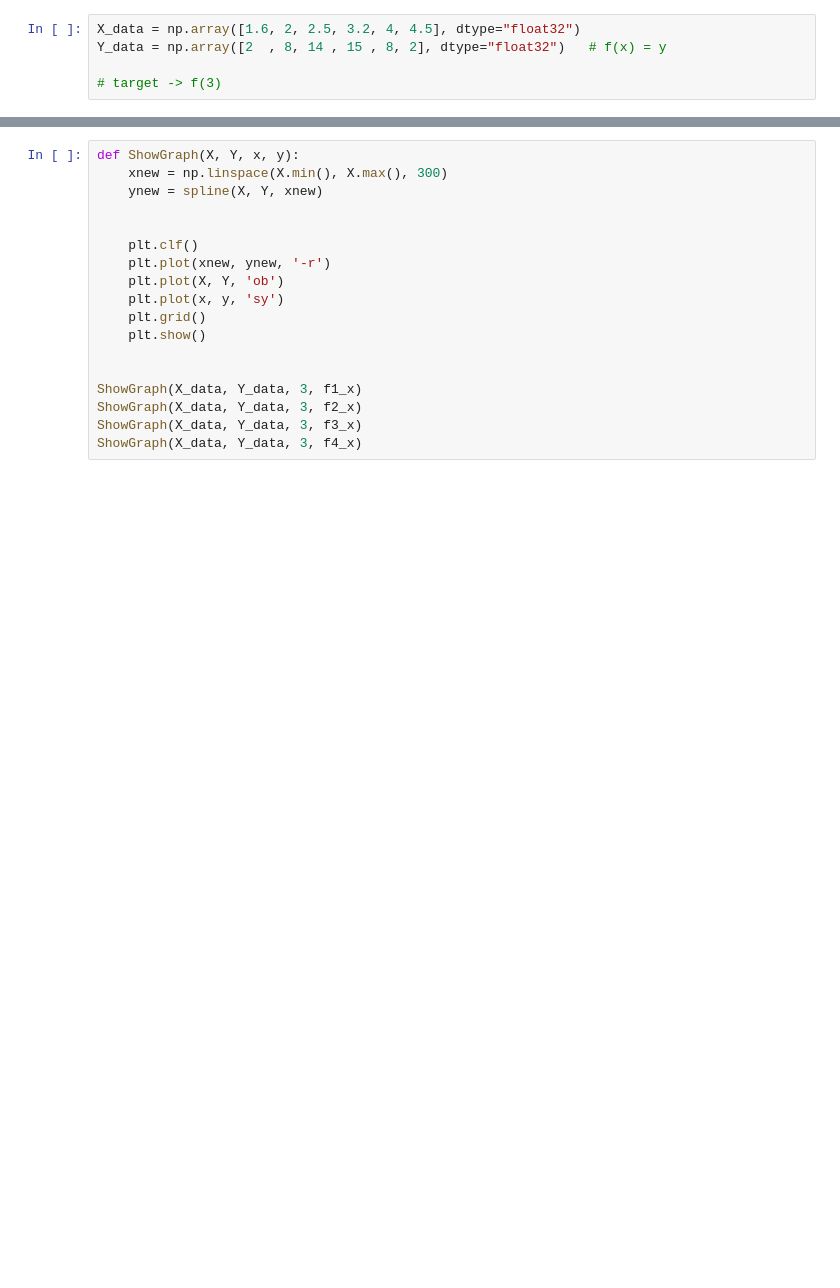
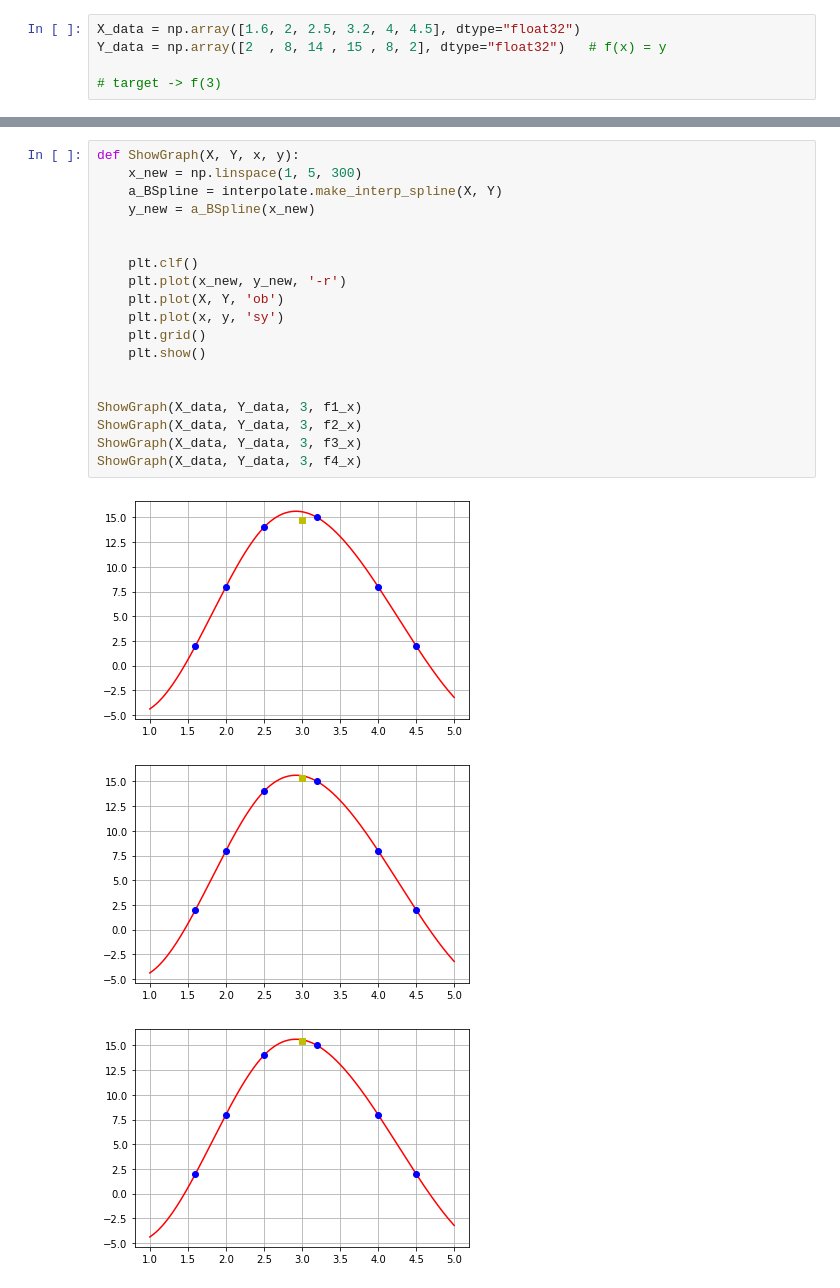
Before and after one commit to lutfiandri/numerical-methods-notebook, a Jupyter notebook: 04 - Interpolation.ipynb, the cells around one changed output, grey strips where cells are left out. Saved outputs shown, nothing was run; the diff lists cells and outputs as text; blank space fills up the shorter version.

Commit message:
04 - Interpolation: ShowGraph Interpolate

```diff
--- a/04 - Interpolation.ipynb
+++ b/04 - Interpolation.ipynb
@@ -96,18 +102,23 @@ print(f4_x)
 # %%
 def ShowGraph(X, Y, x, y):
-    xnew = np.linspace(X.min(), X.max(), 300)
-    ynew = spline(X, Y, xnew)
+    x_new = np.linspace(1, 5, 300)
+    a_BSpline = interpolate.make_interp_spline(X, Y)
+    y_new = a_BSpline(x_new)
 
 
     plt.clf()
-    plt.plot(xnew, ynew, '-r')
+    plt.plot(x_new, y_new, '-r')
     plt.plot(X, Y, 'ob')
     plt.plot(x, y, 'sy')
     plt.grid()
     plt.show()
 
 
 ShowGraph(X_data, Y_data, 3, f1_x)
 ShowGraph(X_data, Y_data, 3, f2_x)
 ShowGraph(X_data, Y_data, 3, f3_x)
 ShowGraph(X_data, Y_data, 3, f4_x)
+# %% [output]
+[figure, added]
+[figure, added]
+[figure, added]
```
Also changed, not shown: parts of 6 cells of this notebook.
